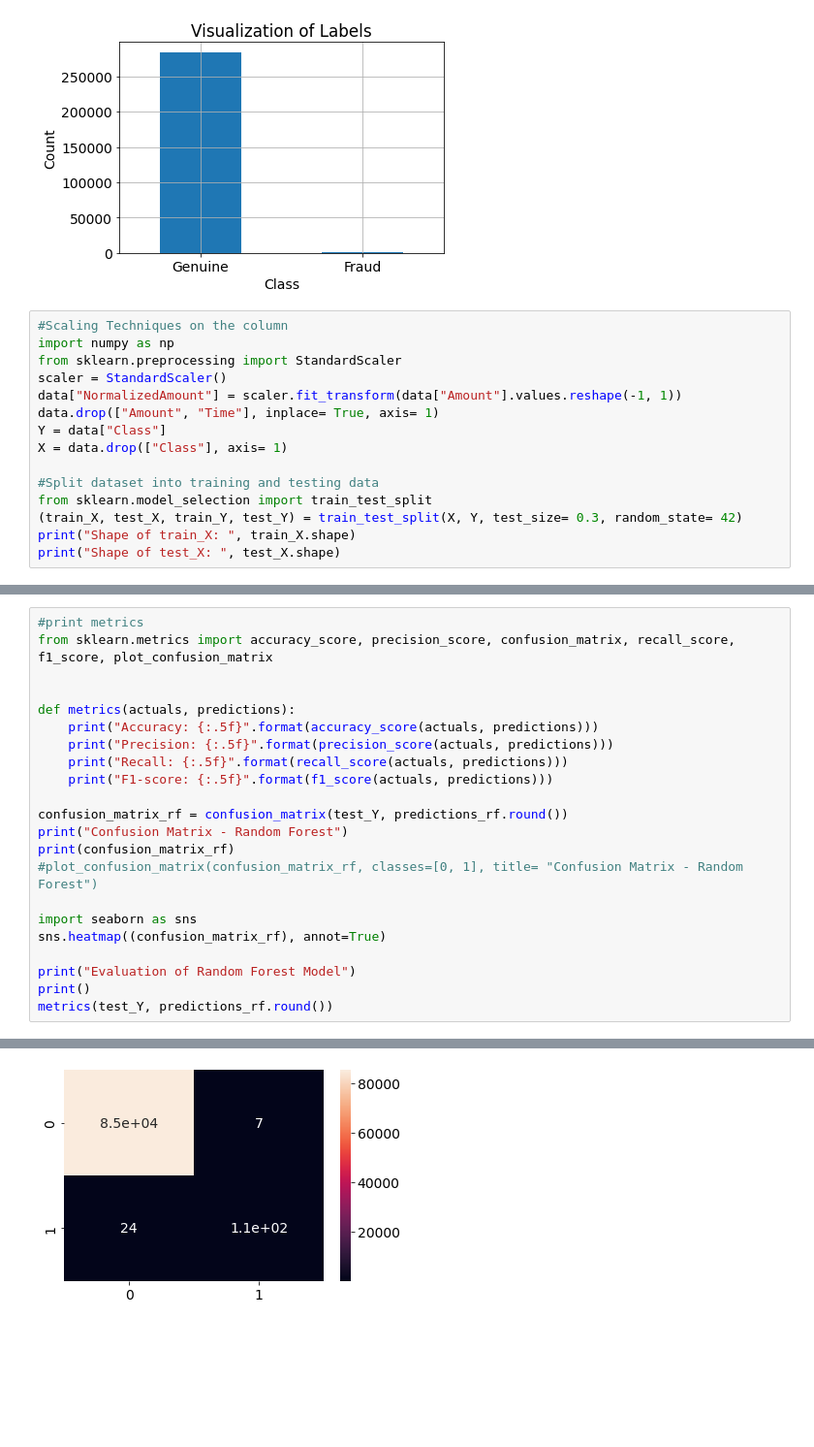
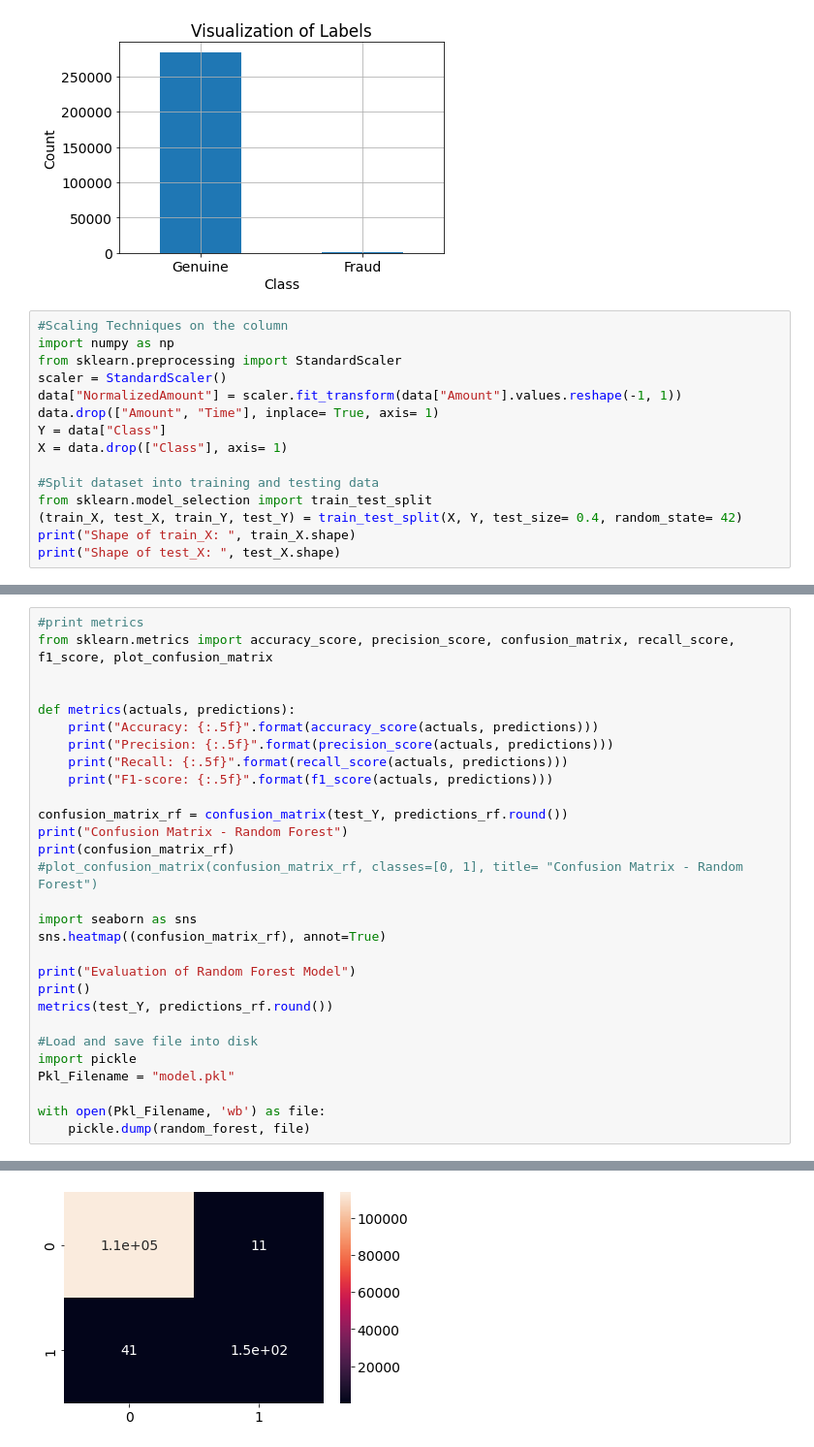
Before and after one commit to HopeDiane/Credit-Card-FraudDetection, a Jupyter notebook: Credit_Card_Project.ipynb, the cells around one changed output, grey strips where cells are left out. Shown: that part at 97% size. Drawn from its saved outputs; the diff is of its cells as text; blank space fills up the shorter version.

```diff
--- a/Credit_Card_Project.ipynb
+++ b/Credit_Card_Project.ipynb
@@ -143,7 +156,7 @@ X = data.drop(["Class"], axis= 1)
 
 #Split dataset into training and testing data
 from sklearn.model_selection import train_test_split
-(train_X, test_X, train_Y, test_Y) = train_test_split(X, Y, test_size= 0.3, random_state= 42)
+(train_X, test_X, train_Y, test_Y) = train_test_split(X, Y, test_size= 0.4, random_state= 42)
 print("Shape of train_X: ", train_X.shape)
 print("Shape of test_X: ", test_X.shape)
 # %% [output]
@@ -185,5 +198,12 @@ sns.heatmap((confusion_matrix_rf), annot=True)
 print("Evaluation of Random Forest Model")
 print()
 metrics(test_Y, predictions_rf.round())
+
+#Load and save file into disk
+import pickle
+Pkl_Filename = "model.pkl"
+
+with open(Pkl_Filename, 'wb') as file:
+    pickle.dump(random_forest, file)
 # %% [output]
 Confusion Matrix - Random Forest
@@ -198 +218 @@ F1-score: 0.87843
-[figure, old version]
+[figure, new version]
```
Also changed, not shown: parts of 11 cells of this notebook.
